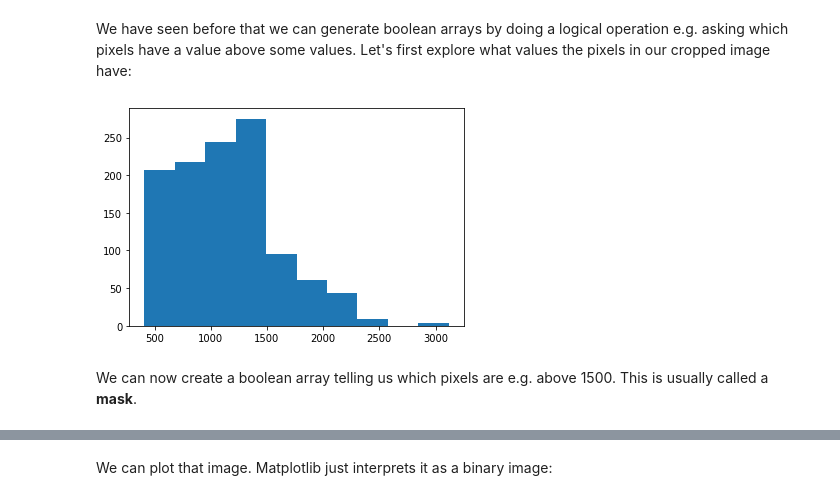
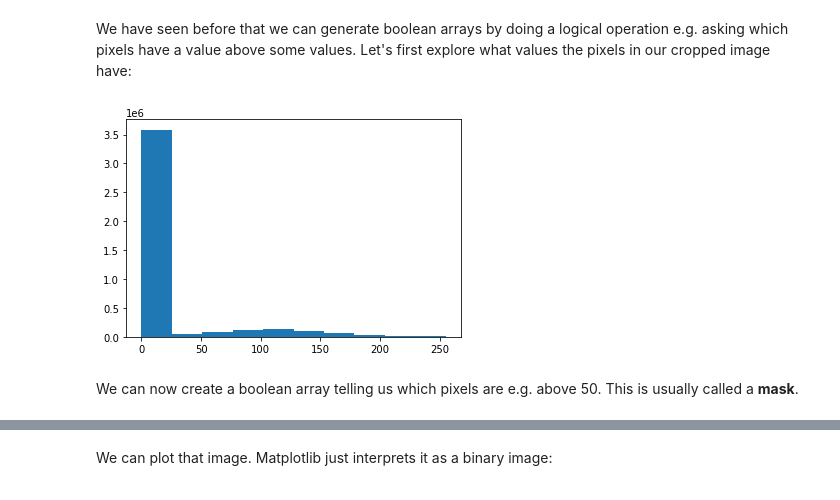
Before and after one commit to guiwitz/PyImageCourse_beginner, a Jupyter notebook: 08-Slicing_indexing.ipynb, the cells around one changed output, grey strips where cells are left out. Drawn from its saved outputs; the diff is of its cells as text; code cells hidden in the pictures.

```diff
--- a/08-Slicing_indexing.ipynb
+++ b/08-Slicing_indexing.ipynb
@@ -81,6 +81,6 @@ Often in biology, datasets are multi-dimensional: several wavelength were acquir
 # %%
-multiD_image = skimage.io.imread('https://cildata.crbs.ucsd.edu/media/images/48102/48102.tif')
-#multiD_image = skimage.io.imread('../Data/3colors.tif')
+#multiD_image = skimage.io.imread('images/46658_784_B12_1.tif')
+multiD_image = skimage.io.imread('https://github.com/guiwitz/PyImageCourse_beginner/raw/cellatlas/images/46658_784_B12_1.tif')
 # %% [markdown]
 The shape of that image is:
 # %%
@@ -111,9 +109,9 @@ There are many different ways to do array indexing, which means recovering serie
 # %% [markdown]
 We have seen before that we can generate boolean arrays by doing a logical operation e.g. asking which pixels have a value above some values. Let's first explore what values the pixels in our cropped image have:
 # %%
-plt.hist(np.ravel(cropped))
+plt.hist(np.ravel(blue_image))
 plt.show()
 # %% [output]
-[figure, old version]
+[figure, new version]
 # %% [markdown]
-We can now create a boolean array telling us which pixels are e.g. above 1500. This is usually called a **mask**.
+We can now create a boolean array telling us which pixels are e.g. above 50. This is usually called a **mask**.
```
Also changed, not shown: parts of 20 cells of this notebook.
